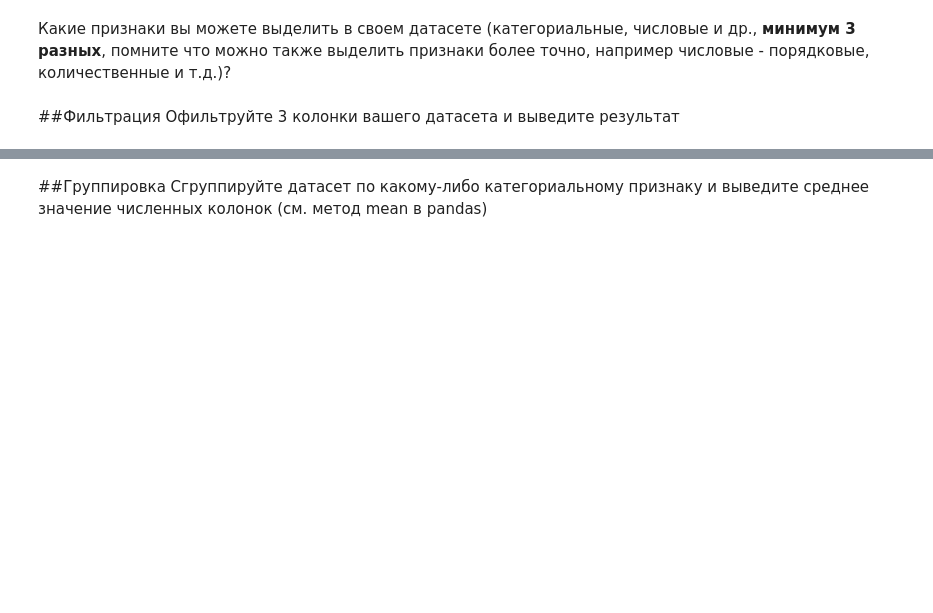
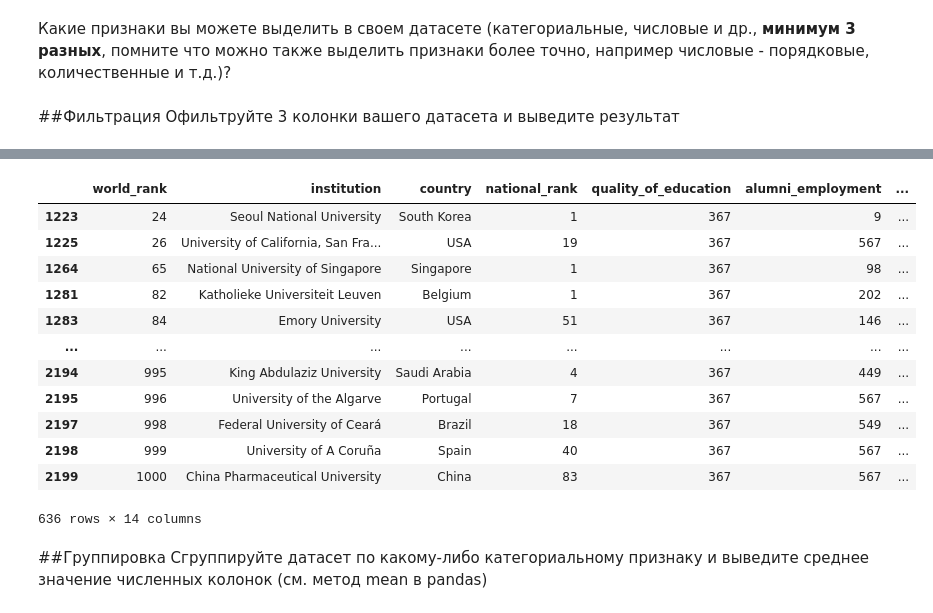
Before and after one commit to chashcha/machine-learning, a Jupyter notebook: Задание_1_ch.ipynb, the cells around one changed output, grey strips where cells are left out. Drawn from its saved outputs; the diff is of its cells as text; code cells hidden in the pictures; blank space fills up the shorter version.

```diff
--- a/Задание_1_ch.ipynb
+++ b/Задание_1_ch.ipynb
@@ -148,5 +163,20 @@ df[df["world_rank"] <= 10]
 # %%
 #Фильтр колонки 3
+df[df["quality_of_education"] >=365 ]
+# %% [output]
+|  | world_rank | institution | country | national_rank | quality_of_education | alumni_employment | ... |
+| 1223 | 24 | Seoul National University | South Korea | 1 | 367 | 9 | ... |
+| 1225 | 26 | University of California, San Fra... | USA | 19 | 367 | 567 | ... |
+| 1264 | 65 | National University of Singapore | Singapore | 1 | 367 | 98 | ... |
+| 1281 | 82 | Katholieke Universiteit Leuven | Belgium | 1 | 367 | 202 | ... |
+| 1283 | 84 | Emory University | USA | 51 | 367 | 146 | ... |
+| ... | ... | ... | ... | ... | ... | ... | ... |
+| 2194 | 995 | King Abdulaziz University | Saudi Arabia | 4 | 367 | 449 | ... |
+| 2195 | 996 | University of the Algarve | Portugal | 7 | 367 | 567 | ... |
+| 2197 | 998 | Federal University of Ceará | Brazil | 18 | 367 | 549 | ... |
+| 2198 | 999 | University of A Coruña | Spain | 40 | 367 | 567 | ... |
+| 2199 | 1000 | China Pharmaceutical University | China | 83 | 367 | 567 | ... |
+636 rows × 14 columns
 # %% [markdown]
 ##Группировка
 Сгруппируйте датасет по какому-либо категориальному признаку и выведите среднее значение численных колонок (см. метод mean в pandas)
```
Also changed, not shown: parts of 2 cells of this notebook.
